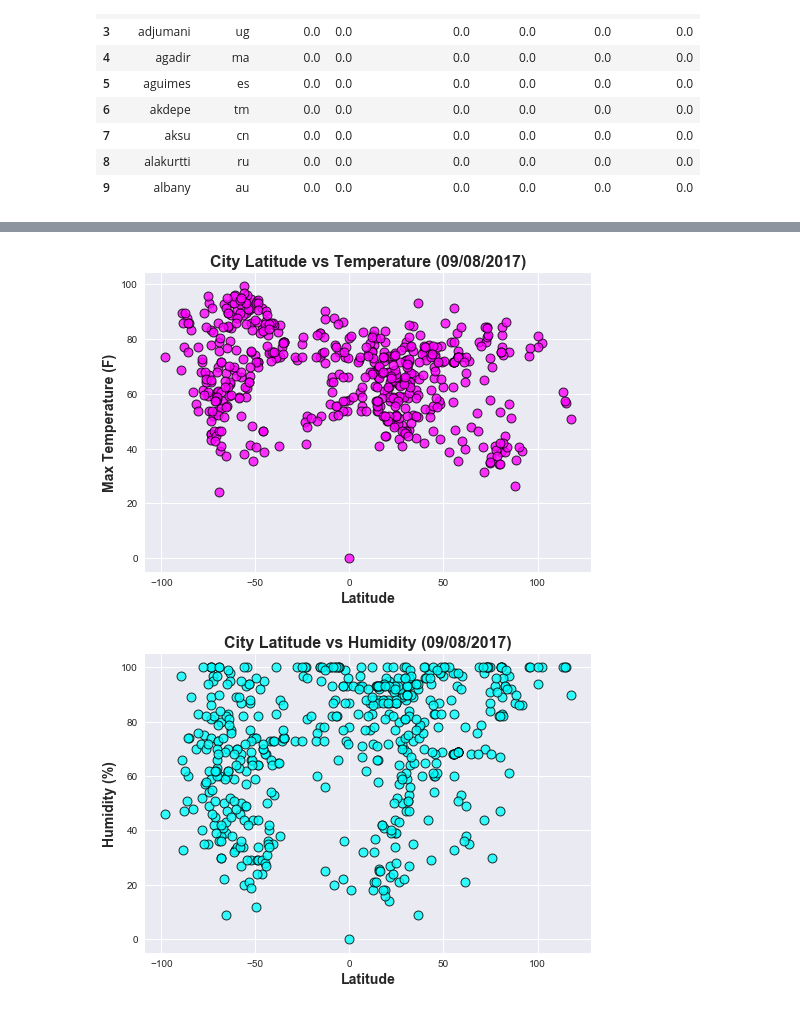
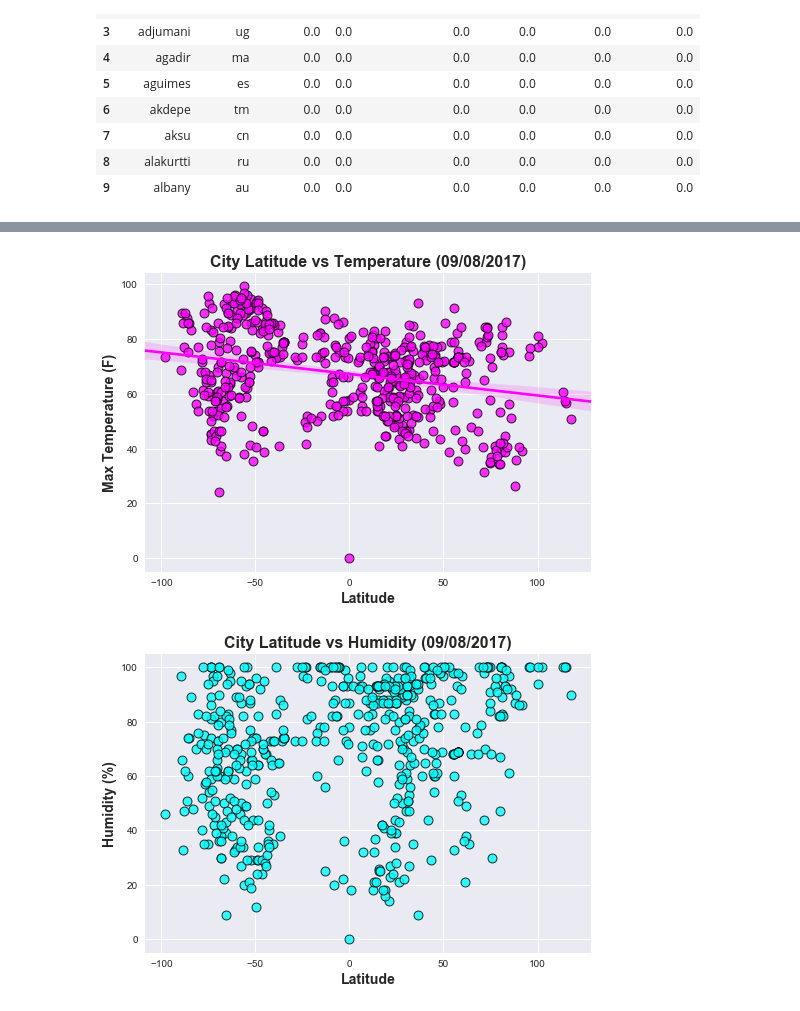
Before and after one commit to chrisg4github/Data-Analytics, a Jupyter notebook: homework/hw5/PyWeather_hw5-submit.ipynb, the cells around one changed output, grey strips where cells are left out. Drawn from its saved outputs; the diff is of its cells as text; code cells hidden in the pictures.

Commit message:
Move chart change to GitHub 09/08 2:03pm

```diff
--- a/homework/hw5/PyWeather_hw5-submit.ipynb
+++ b/homework/hw5/PyWeather_hw5-submit.ipynb
@@ -412,32 +412,32 @@ city_wdf.to_csv("world_cities_weather_hw5.csv", index=False, header=True)
 # %%
 ## https://seaborn.pydata.org/generated/seaborn.regplot.html
 ## import seaborn as sns; sns.set(color_codes=True)
 
 import seaborn as sns
 
 # Set my default color palette
 mycolors = ["magenta", "blue", "red", "green", "cyan", "coral", "skyblue", "gold"]
 sns.set_palette(mycolors)
 
 # Add current date to the title
 cdate = datetime.now().strftime("(%m/%d/%Y)")
 
 x_axis = city_wdf["lat"]
 y_axis = city_wdf["max_temperature"]
 
 
-sns.regplot(x=x_axis, y=y_axis, color="magenta", marker="o", fit_reg=False,
+sns.regplot(x=x_axis, y=y_axis, color="magenta", marker="o", fit_reg=True,
             scatter_kws={"s":80, "linewidths":1, "edgecolor":"k"})
 
 sns.set_style("darkgrid")
 sns.plt.title("City Latitude vs Temperature %s" % (cdate), weight='bold').set_fontsize('16')
 sns.plt.xlabel("Latitude", weight='bold').set_fontsize('14')
 sns.plt.ylabel("Max Temperature (F)", weight='bold',).set_fontsize('14')
 
 plt.savefig("lat_temp_scatter.png",bbox_inches="tight")
 plt.show()
 # %% [output]
-[figure, old version]
+[figure, new version]
 # %%
 ## Scatter plot Latitude - Humidity:
 
```
Also changed, not shown: parts of 1 cell of this notebook, 1 other file.
